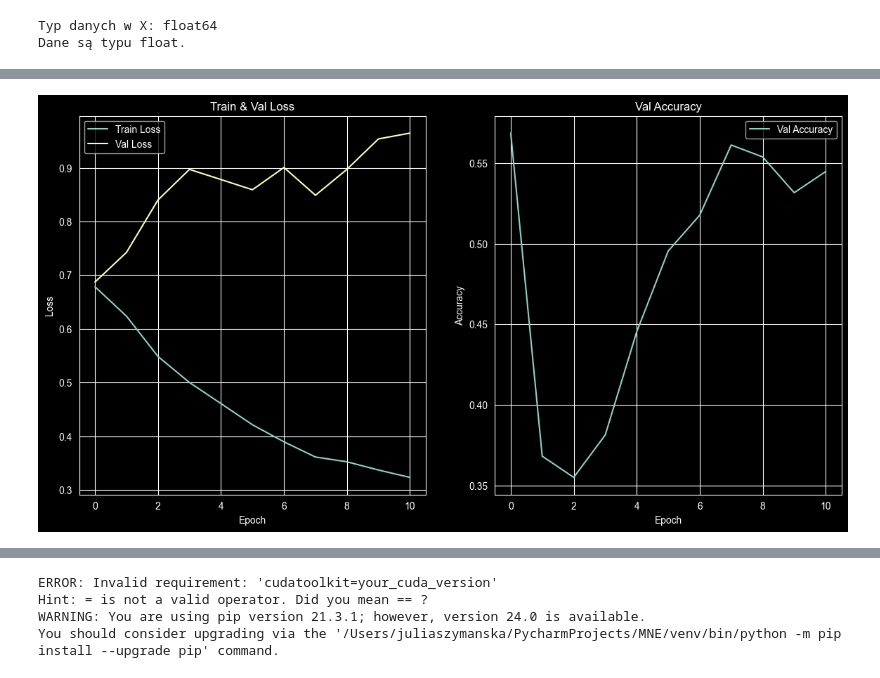
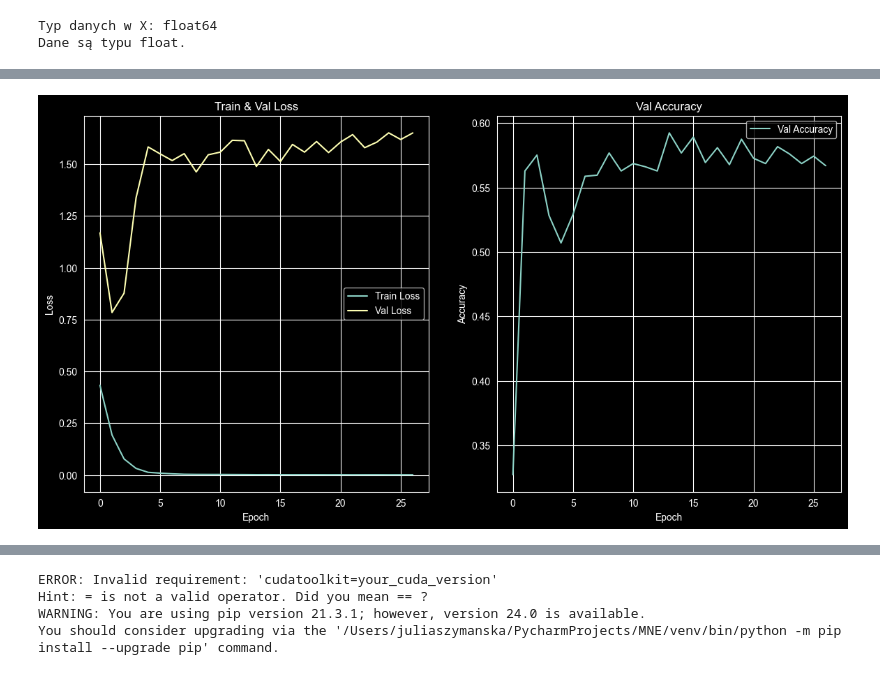
Before and after one commit to jszymanska14/Wykrywanie-guza-m-zgu, a Jupyter notebook: sieci_konwolucyjne-Copy1-2.ipynb, the cells around one changed output, grey strips where cells are left out. Drawn from its saved outputs; the diff is of its cells as text; code cells hidden in the pictures.

```diff
--- a/sieci_konwolucyjne-Copy1-2.ipynb
+++ b/sieci_konwolucyjne-Copy1-2.ipynb
@@ -407,80 +239,95 @@ class MRI(Dataset):
             self.load_validation_data(val_data_path)
 
     def load_train_data(self, train_data_path):
+        # Wczytywanie danych treningowych
         tumor = []
         healthy = []
 
         for f in glob.iglob(f'{train_data_path}/no/*.jpg'):
             img = cv2.imread(f)
             if img is not None:
-                img = cv2.resize(img,(128,128))
+                # Przetwarzanie obrazów zdrowych
+                img = cv2.resize(img, (128, 128))
                 b, g, r = cv2.split(img)
-                img = cv2.merge([r,g,b])
+                img = cv2.merge([r, g, b])
                 img = np.transpose(img, (2, 0, 1))
                 healthy.append(img)
             else:
-                print("Error loading image:", f)
+                print("Błąd podczas ładowania obrazu:", f)
 
         for f in glob.iglob(f'{train_data_path}/yes/*.jpg'):
             img = cv2.imread(f)
             if img is not None:
-                img = cv2.resize(img,(128,128))
+                # Przetwarzanie obrazów z guzem
+                img = cv2.resize(img, (128, 128))
                 b, g, r = cv2.split(img)
-                img = cv2.merge([r,g,b])
+                img = cv2.merge([r, g, b])
                 img = np.transpose(img, (2, 0, 1))
                 tumor.append(img)
             else:
-                print("Error loading image:", f)
+                print("Błąd podczas ładowania obrazu:", f)
 
+        # Konwersja list do tablic numpy
         tumor = np.array(tumor, dtype=np.float32)
         healthy = np.array(healthy, dtype=np.float32)
 
+        # Tworzenie etykiet
         tumor_label = np.ones(tumor.shape[0], dtype=np.float32)
         healthy_label = np.zeros(healthy.shape[0], dtype=np.float32)
 
+        # Łączenie obrazów i etykiet
         self.train_images = np.concatenate((tumor, healthy), axis=0)
         self.train_labels = np.concatenate((tumor_label, healthy_label))
 
         self.train_data = list(zip(self.train_images, self.train_labels))
 
     def load_validation_data(self, val_data_path):
+        # Wczytywanie danych walidacyjnych
         tumor = []
         healthy = []
 
         for f in glob.iglob(f'{val_data_path}/no/*.jpg'):
             img = cv2.imread(f)
             if img is not None:
+                # Przetwarzanie obrazów zdrowych
                 img = cv2.resize(img, (128, 128))
                 b, g, r = cv2.split(img)
+
+
                 img = cv2.merge([r, g, b])
                 img = np.transpose(img, (2, 0, 1))
                 healthy.append(img)
             else:
-                print("Error loading image:", f)
+                print("Błąd podczas ładowania obrazu:", f)
 
         for f in glob.iglob(f'{val_data_path}/yes/*.jpg'):
             img = cv2.imread(f)
             if img is not None:
+                # Przetwarzanie obrazów z guzem
                 img = cv2.resize(img, (128, 128))
                 b, g, r = cv2.split(img)
                 img = cv2.merge([r, g, b])
                 img = np.transpose(img, (2, 0, 1))
                 tumor.append(img)
             else:
-                print("Error loading image:", f)
+                print("Błąd podczas ładowania obrazu:", f)
 
+        # Konwersja list do tablic numpy
         tumor = np.array(tumor, dtype=np.float32)
         healthy = np.array(healthy, dtype=np.float32)
 
+        # Tworzenie etykiet
         tumor_label = np.ones(tumor.shape[0], dtype=np.float32)
         healthy_label = np.zeros(healthy.shape[0], dtype=np.float32)
 
+        # Łączenie obrazów i etykiet
         self.val_images = np.concatenate((tumor, healthy), axis=0)
         self.val_labels = np.concatenate((tumor_label, healthy_label))
 
         self.val_data = list(zip(self.val_images, self.val_labels))
 
     def __len__(self):
+        # Zwracanie długości zbioru danych
         if self.train_data is not None:
             return len(self.train_data)
         elif self.val_data is not None:
@@ -489,6 +336,7 @@ class MRI(Dataset):
             return 0
 
     def __getitem__(self, index):
+        # Pobieranie elementu ze zbioru danych
         if self.train_data is not None:
             image, label = self.train_data[index]
         elif self.val_data is not None:
@@ -498,47 +346,64 @@ class MRI(Dataset):
         return {'image': image, 'label': label}
 
     def len_val(self):
+        # Zwracanie długości zbioru walidacyjnego
         return len(self.val_data)
 
     def get_val_item(self, index):
+        # Pobieranie elementu ze zbioru walidacyjnego
         image, label = self.val_data[index]
         return {'image': image, 'label': label}
 
     def normalize(self):
+        # Normalizacja obrazów
         if self.train_images is not None:
-            self.train_images = self.train_images / 255.0
+            self.train_images = (self.train_images / 255.0 - 0.5) * 2
         if self.val_images is not None:
-            self.val_images = self.val_images / 255.0
+            self.val_images = (self.val_images / 255.0 - 0.5) * 2
 
+# Wczytywanie danych treningowych i walidacyjnych
 mri_dataset_train = MRI(train_data_path='/Users/juliaszymanska/PycharmProjects/projekt_sieci_neuronowe/train')
 mri_dataset_val = MRI(val_data_path='/Users/juliaszymanska/PycharmProjects/projekt_sieci_neuronowe/valid')
 mri_dataset_train.normalize()
 mri_dataset_val.normalize()
 
-train_dataloader = DataLoader(mri_dataset_train, batch_size=32, shuffle=True)
-val_dataloader = DataLoader(mri_dataset_val, batch_size=32, shuffle=False)
+# Tworzenie DataLoaderów
+train_dataloader = DataLoader(mri_dataset_train, batch_size=128, shuffle=True)
+val_dataloader = DataLoader(mri_dataset_val, batch_size=128, shuffle=False)
 
 class CNN(nn.Module):
     def __init__(self):
         super(CNN, self).__init__()
 
         self.cnn_model = nn.Sequential(
-            nn.Conv2d(in_channels=3, out_channels=6, kernel_size=5),
-            nn.Tanh(),
-            nn.AvgPool2d(kernel_size=2, stride=5),
-            nn.Conv2d(in_channels=6, out_channels=16, kernel_size=5),
-            nn.Tanh(),
-            nn.AvgPool2d(kernel_size=2, stride=5)
+            nn.Conv2d(3, 32, 3, padding=1),
+            nn.BatchNorm2d(32),
+            nn.ReLU(),
+            nn.MaxPool2d(2),
+            nn.Conv2d(32, 64, 3, padding=1),
+            nn.BatchNorm2d(64),
+            nn.ReLU(),
+            nn.MaxPool2d(2),
+            nn.Conv2d(64, 128, 3, padding=1),
+            nn.BatchNorm2d(128),
+            nn.ReLU(),
+            nn.MaxPool2d(2),
+            nn.Conv2d(128, 256, 3, padding=1),
+            nn.BatchNorm2d(256),
+            nn.ReLU(),
+            nn.MaxPool2d(2)
         )
 
         self.fc_model = nn.Sequential(
-            nn.Linear(in_features=256, out_features=120),
-            nn.Tanh(),
+            nn.Linear(256*8*8, 512),
+            nn.BatchNorm1d(512),
+            nn.ReLU(),
             nn.Dropout(0.5),
-            nn.Linear(in_features=120, out_features=84),
-            nn.Tanh(),
+            nn.Linear(512, 256),
+            nn.BatchNorm1d(256),
+            nn.ReLU(),
             nn.Dropout(0.5),
-            nn.Linear(in_features=84, out_features=1)
+            nn.Linear(256, 1)
         )
 
     def forward(self, x):
@@ -548,20 +413,22 @@ class CNN(nn.Module):
         x = torch.sigmoid(x)
         return x
 
+
+# Ustawienie urządzenia
 device = torch.device('cuda' if torch.cuda.is_available() else 'cpu')
 
 model = CNN().to(device)
-eta = 0.0001
+eta = 0.0005
 optimizer = torch.optim.Adam(model.parameters(), lr=eta)
 loss_function = nn.BCELoss()
 
-
-early_stopping_patience = 10
+# Parametry wczesnego zatrzymywania
+early_stopping_patience = 25
 min_val_loss = np.inf
 patience_counter = 0
 scheduler = torch.optim.lr_scheduler.ReduceLROnPlateau(optimizer, 'min', patience=5, factor=0.5, verbose=True)
 
-EPOCHS = 100
+EPOCHS = 300
 train_losses = []
 val_losses = []
 val_accuracies = []
@@ -620,10 +487,10 @@ for epoch in range(1, EPOCHS + 1):
         print("Early stopping triggered.")
         break
 
-
+# Ładowanie najlepszego modelu
 model.load_state_dict(torch.load('best_model.pth'))
 
-
+# Rysowanie wykresów
 plt.style.use('dark_background')
 fig, (ax1, ax2) = plt.subplots(1, 2, figsize=(14, 7))
 
@@ -656,5 +528,5 @@ Epoch 11: Train Loss: 0.3231, Val Loss: 0.9646, Val Accuracy: 0.5448
 Early stopping triggered.
-[figure, old version]
+[figure, new version]
 # %%
 import torch.nn as nn
 import torch.nn.functional as F
```
Also changed, not shown: parts of 3 cells of this notebook, 1 other file.
